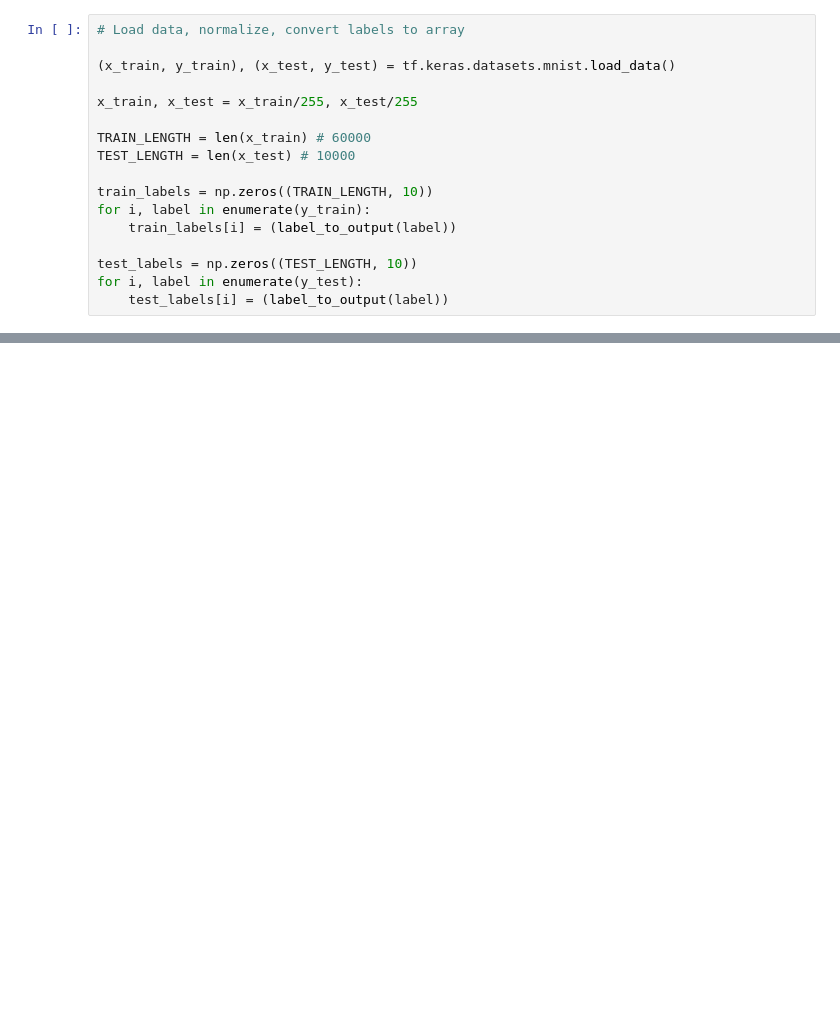
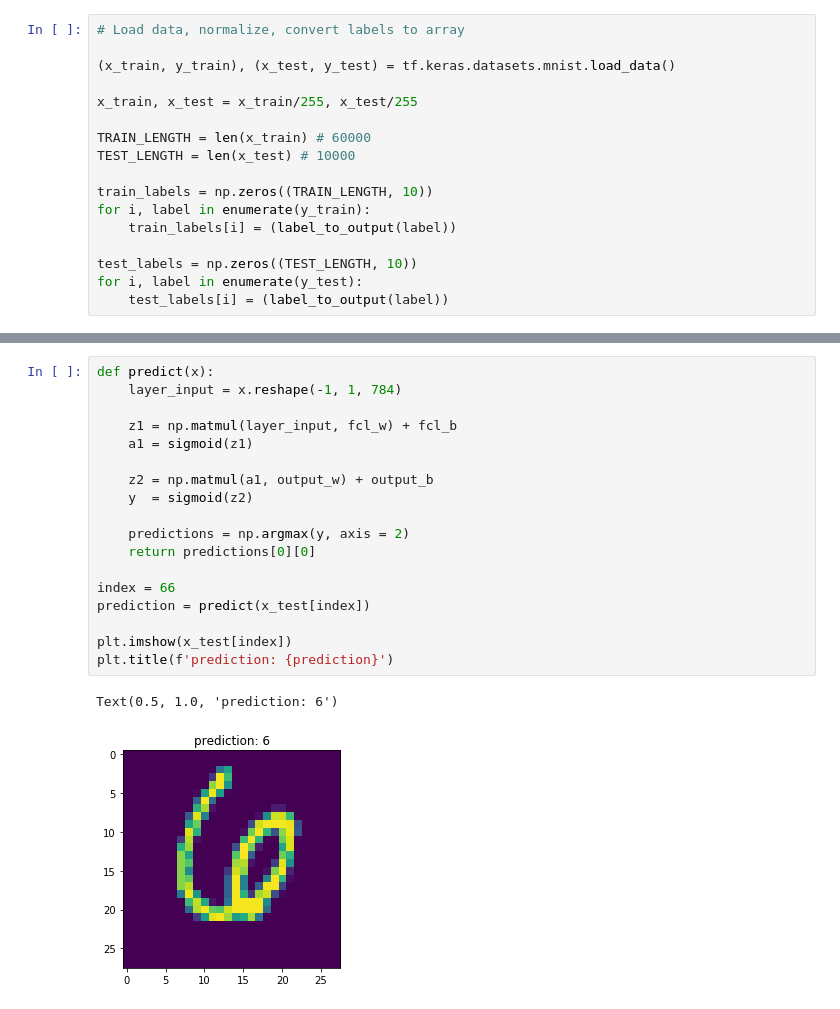
Before and after one commit to LeonY117/SEI, a Jupyter notebook: Week2 - NN/MLP.ipynb, the cells around one changed output, grey strips where cells are left out. Saved outputs shown, nothing was run; the diff lists cells and outputs as text; blank space fills up the shorter version.

```diff
--- a/Week2 - NN/MLP.ipynb
+++ b/Week2 - NN/MLP.ipynb
@@ -36,3 +152,24 @@ def d_sigmoid(x):
+# %%
+def predict(x):
+    layer_input = x.reshape(-1, 1, 784)
+
+    z1 = np.matmul(layer_input, fcl_w) + fcl_b
+    a1 = sigmoid(z1)
+
+    z2 = np.matmul(a1, output_w) + output_b
+    y  = sigmoid(z2)
+
+    predictions = np.argmax(y, axis = 2)
+    return predictions[0][0]
+
+index = 66
+prediction = predict(x_test[index])
+
+plt.imshow(x_test[index])
+plt.title(f'prediction: {prediction}')
+# %% [output]
+Text(0.5, 1.0, 'prediction: 6')
+[figure, added]
 # %%
 '''
 MLN algorithm::
```
Also changed, not shown: parts of 7 cells of this notebook, 19 other files.
